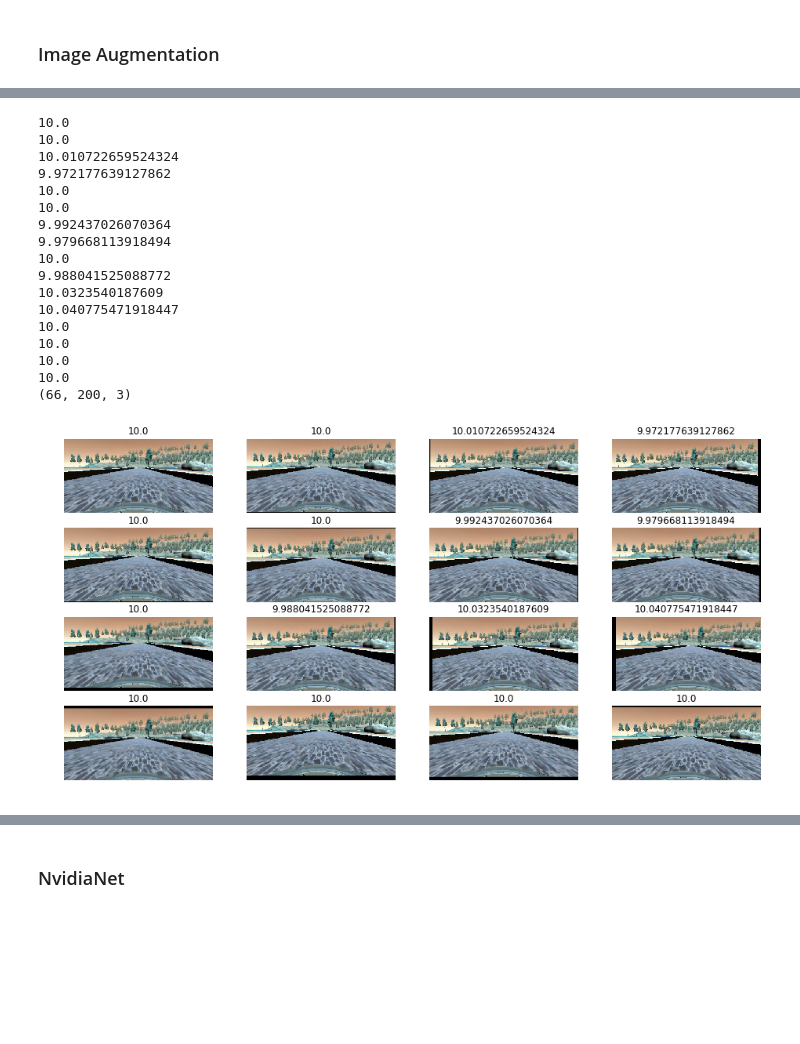
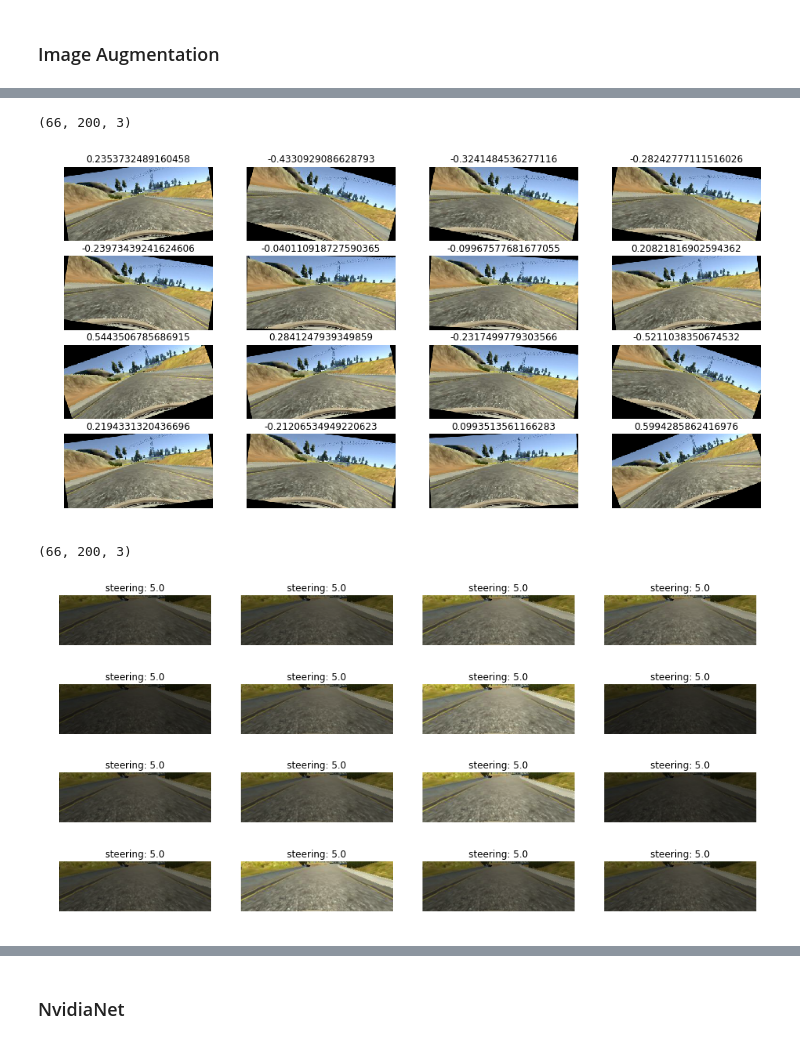
Before and after one commit to Chinchilla1988/CarND-Behavioral-Cloning-P3-master, a Jupyter notebook: CarND-Behavioral-Cloning-P3-master/Untitled.ipynb, the cells around one changed output, grey strips where cells are left out. Drawn from its saved outputs; the diff is of its cells as text; code cells hidden in the pictures; blank space fills up the shorter version.

```diff
--- a/CarND-Behavioral-Cloning-P3-master/Untitled.ipynb
+++ b/CarND-Behavioral-Cloning-P3-master/Untitled.ipynb
@@ -409,13 +589,3 @@ def generator(index,center,left,right,steering_angle, batch_size=32):
             X_train = np.array(images)
             y_train = np.array(angles)
             yield sklearn.utils.shuffle(X_train, y_train)
-# %%
-def crop_image(img,steering_angle):
-    crop_img=img[60:140,0:360]
-    res = cv2.resize(crop_img,(200, 66), interpolation = cv2.INTER_LINEAR)
-    measurement=steering_angle
-    return res,measurement
-images[2].shape
-k=crop_image(images[1300],0)
-plt.imshow(k[0])
-print(k[1])
@@ -432,0 +592,9 @@ print(k[1])
+# %%
+plt.figure(figsize=(16,8))
+for i in range(16):
+    image1 = add_random_shadow(center[123])
+    image1=cv2.cvtColor(image1,cv2.COLOR_BGR2RGB)
+    plt.subplot(4,4,i+1)
+    plt.imshow(image1)
+    plt.axis('off')
+print(crop_image(imgs[123],5)[0].shape)
@@ -432,0 +604,10 @@ print(k[1])
+# %%
+plt.figure(figsize=(16,8))
+for i in range(16):
+    imagek = translate(images[123],0,30,10)
+    image1=cv2.cvtColor(imagek[0],cv2.COLOR_BGR2RGB)
+    plt.subplot(4,4,i+1)
+    plt.imshow(image1)
+    plt.title(imagek[1])
+    plt.axis('off')
+print(crop_image(imgs[123],5)[0].shape)
@@ -433,31 +617,28 @@ print(k[1])
+# %%
+plt.figure(figsize=(16,8))
+for i in range(16):
+    imagek = rot(images[2940],0)
+    image1=cv2.cvtColor(imagek[0],cv2.COLOR_BGR2RGB)
+    plt.subplot(4,4,i+1)
+    plt.imshow(image1)
+    plt.title(str(imagek[1]))
+    plt.axis('off')
+print(crop_image(imgs[123],5)[0].shape)
+# %% [output]
+(66, 200, 3)
+[figure, added]
 # %%
 plt.figure(figsize=(16,8))
 for i in range(16):
-    image1 = translate(images[123],10,10,10)
-    print(image1[1])
+    image1 = crop_image(brightness(imgs[933],0)[0],brightness(imgs[123],5)[1])
     plt.subplot(4,4,i+1)
     plt.imshow(image1[0])
-    plt.title(str(image1[1]))
+    plt.title("steering: "+str(image1[1]))
     plt.axis('off')
+
 print(crop_image(imgs[123],5)[0].shape)
 # %% [output]
-10.0
-10.0
-10.010722659524324
-9.972177639127862
-10.0
-10.0
-9.992437026070364
-9.979668113918494
-10.0
-9.988041525088772
-10.0323540187609
-10.040775471918447
-10.0
-10.0
-10.0
-10.0
 (66, 200, 3)
-[figure, old version]
+[figure, new version]
 # %%
 plt.figure(figsize=(16,8))
```
Also changed, not shown: parts of 37 cells of this notebook, 3 other files.
